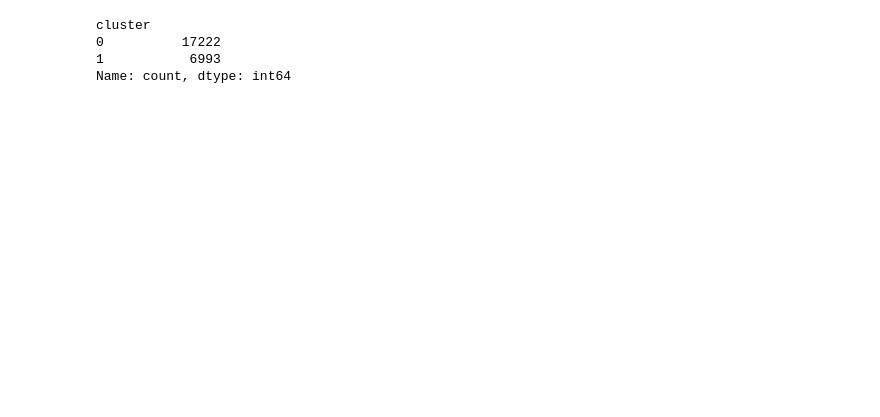
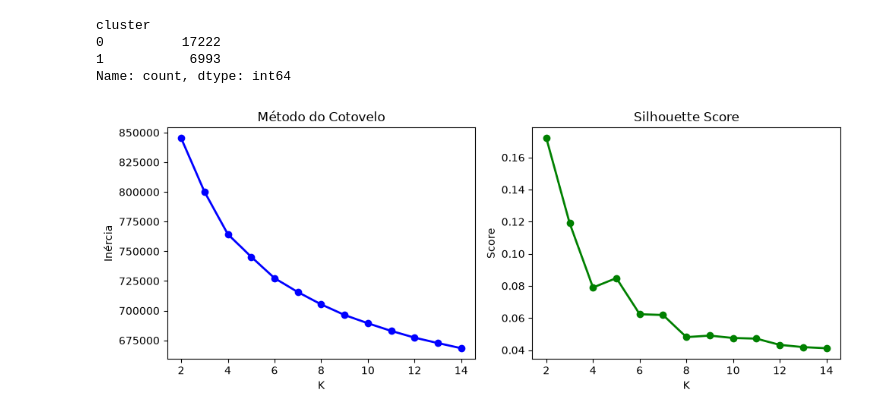
Before and after one commit to JulioSamuelOliveira/saudemental, a Jupyter notebook: 5-Kmeans/K_means.ipynb, the cells around one changed output. Saved outputs shown, nothing was run; the diff lists cells and outputs as text; code cells hidden in the pictures; blank space fills up the shorter version.

Commit message:
pushing k means

```diff
--- a/5-Kmeans/K_means.ipynb
+++ b/5-Kmeans/K_means.ipynb
@@ -4,11 +4,11 @@ import numpy as np
 import matplotlib.pyplot as plt
 import seaborn as sns
 from pathlib import Path
-
+from sklearn.metrics import silhouette_score
 
 from sklearn.cluster import  KMeans
 
-df  = pd.read_csv(Path("../2-clusterização/dados_clusterizacao") / "adult25_clusterizacao_onehot_2025.csv", low_memory=False)
+df  = pd.read_csv(Path("../3-clusterização/dados_clusterizacao") / "adult25_clusterizacao_onehot_2025.csv", low_memory=False)
 
 df_completos = pd.read_csv(Path("../1-limpeza/dados/dados_limpos") / "adult25_limpo.csv", low_memory=False)
 
@@ -30,5 +30,7 @@ labels = km.fit_predict(df)
 inercias.append(km.inertia_)
 
 labels = pd.DataFrame(labels, columns=['cluster'])
+
+print(df.head())
 # %% [output]
 Base selecionada importada com sucesso!
@@ -40,3 +84,29 @@ cluster
 0          17222
 1           6993
 Name: count, dtype: int64
+# %%
+inercias, silhouettes = [], []
+ks = range(2,15)
+for k in ks:
+    km = KMeans(n_clusters=k,
+            init='k-means++',
+            n_init=10,
+            max_iter=300,
+            tol=1e-4,
+            random_state=42
+        )
+    labels = km.fit_predict(df)
+    inercias.append(km.inertia_)
+    silhouettes.append(silhouette_score(df, labels))
+
+
+
+# Plotar diagnóstico
+fig, (ax1, ax2) = plt.subplots(1, 2, figsize=(10, 4))
+ax1.plot(ks, inercias, 'bo-', linewidth=2)
+ax1.set_title('Método do Cotovelo'); ax1.set_xlabel('K'); ax1.set_ylabel('Inércia')
+ax2.plot(ks, silhouettes, 'go-', linewidth=2)
+ax2.set_title('Silhouette Score'); ax2.set_xlabel('K'); ax2.set_ylabel('Score')
+plt.tight_layout(); plt.show()
+# %% [output]
+[figure, added]
```
Also changed, not shown: parts of 2 cells of this notebook, 5 other files.
